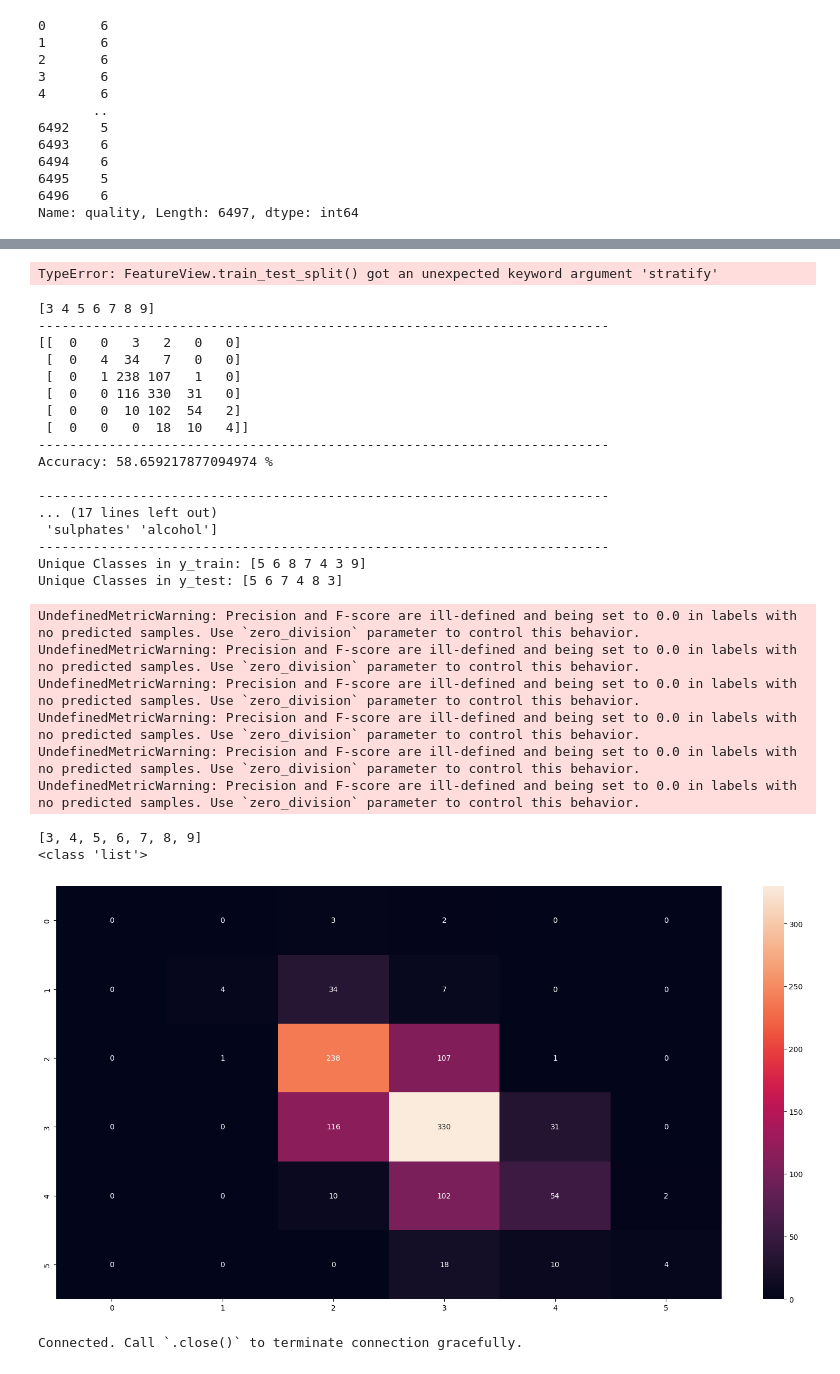
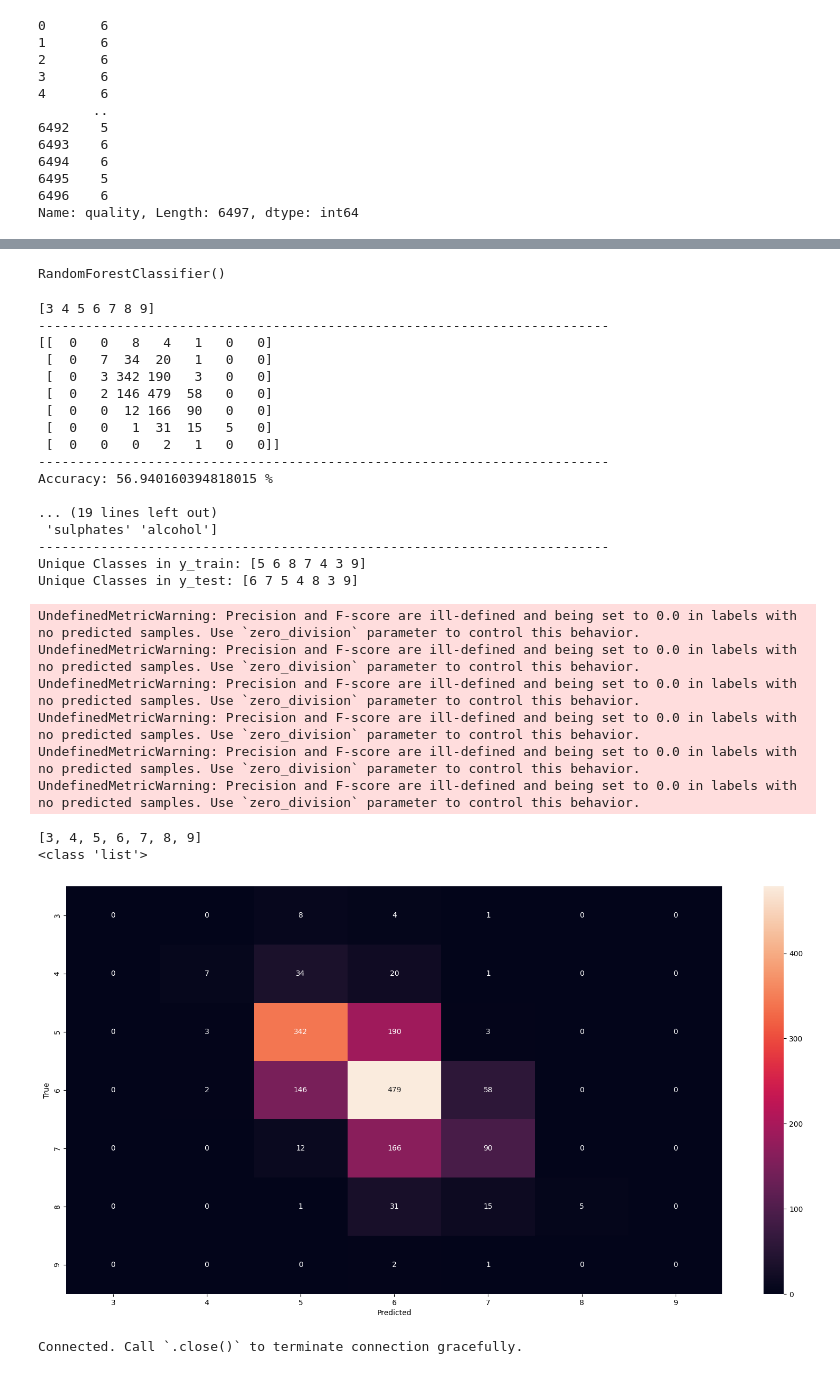
Before and after one commit to mezbahulkarim/ID2223-LAB-1, a Jupyter notebook: wine/wine-training-pipeline.ipynb, the cells around one changed output, grey strips where cells are left out. Drawn from its saved outputs; the diff is of its cells as text; code cells hidden in the pictures.

```diff
--- a/wine/wine-training-pipeline.ipynb
+++ b/wine/wine-training-pipeline.ipynb
@@ -84,0 +83,25 @@ Finished: Reading data from Hopsworks, using Hive (3.89s)
+# %%
+#trying xgboost
+'''
+import xgboost as xgb
+from sklearn.preprocessing import LabelEncoder
+from sklearn.model_selection import GridSearchCV
+
+label_encoder = LabelEncoder()
+
+X_train, X_test, y_train, y_test = feature_view.train_test_split(test_size=0.3) #stratify=y)           #80:20 split
+
+y_train_encoded = label_encoder.fit_transform(y_train)
+y_test_encoded = label_encoder.transform(y_test)
+
+param_grid = {
+    'max_depth': [3, 5, 7],
+    'learning_rate': [0.01, 0.1, 0.2],
+    'n_estimators': [50, 100, 200]
+}
+
+grid_search = GridSearchCV(xgb.XGBClassifier(objective="multi:softmax", random_state=42), param_grid, cv=5)
+grid_search.fit(X_train, y_train_encoded)
+best_params = grid_search.best_params_
+best_model = grid_search.best_estimator_
+'''
@@ -84,0 +178,5 @@ Finished: Reading data from Hopsworks, using Hive (3.89s)
+# %%
+
+
+# You can read training data, randomly split into train/test sets of features (X) and labels (y)  #train s
+X_train, X_test, y_train, y_test = feature_view.train_test_split(test_size=0.3) #stratify=y)           #80:20 split
@@ -85,15 +186,12 @@ Finished: Reading data from Hopsworks, using Hive (3.89s)
 # %%
-
-# You can read training data, randomly split into train/test sets of features (X) and labels (y)  #train s
-X_train, X_test, y_train, y_test = feature_view.train_test_split(test_size=0.2, stratify=y)           #80:20 split
 
 # Train our model with the Scikit-learn K-nearest-neighbors algorithm using our features (X_train) and labels (y_train)
 #model = KNeighborsClassifier(n_neighbors=2)     #CHANGE AS NEEDED
-#model = DecisionTreeClassifier()
+#odel = DecisionTreeClassifier()
 model = RandomForestClassifier() #(random_state=42)
 model.fit(X_train, y_train.values.ravel())
 # %% [output]
-TypeError: FeatureView.train_test_split() got an unexpected keyword argument 'stratify'
+RandomForestClassifier()
 # %%
 # Evaluate model performance using the features from the test set (X_test)
 y_pred = model.predict(X_test)
@@ -129,21 +227,21 @@ print("Unique Classes in y_test:", unique_test_y)
 # %% [output]
 [3 4 5 6 7 8 9]
 -------------------------------------------------------------------------
-[[  0   0   3   2   0   0]
- [  0   4  34   7   0   0]
- [  0   1 238 107   1   0]
- [  0   0 116 330  31   0]
- [  0   0  10 102  54   2]
- [  0   0   0  18  10   4]]
+[[  0   0   8   4   1   0   0]
+ [  0   7  34  20   1   0   0]
+ [  0   3 342 190   3   0   0]
+ [  0   2 146 479  58   0   0]
+ [  0   0  12 166  90   0   0]
+ [  0   0   1  31  15   5   0]
+ [  0   0   0   2   1   0   0]]
 -------------------------------------------------------------------------
-Accuracy: 58.659217877094974 %
+Accuracy: 56.940160394818015 %
 
--------------------------------------------------------------------------
-... (17 lines left out)
+... (19 lines left out)
  'sulphates' 'alcohol']
 -------------------------------------------------------------------------
 Unique Classes in y_train: [5 6 8 7 4 3 9]
-Unique Classes in y_test: [5 6 7 4 8 3]
+Unique Classes in y_test: [6 7 5 4 8 3 9]
 UndefinedMetricWarning: Precision and F-score are ill-defined and being set to 0.0 in labels with no predicted samples. Use `zero_division` parameter to control this behavior.
 UndefinedMetricWarning: Precision and F-score are ill-defined and being set to 0.0 in labels with no predicted samples. Use `zero_division` parameter to control this behavior.
 UndefinedMetricWarning: Precision and F-score are ill-defined and being set to 0.0 in labels with no predicted samples. Use `zero_division` parameter to control this behavior.
@@ -153,20 +251,23 @@ UndefinedMetricWarning: Precision and F-score are ill-defined and being set to 0
 # %%
 # Create the confusion matrix as a figure, we will later store it as a PNG image file
 
+# Get output classes from model
 classes_list = model.classes_.tolist()
 print(classes_list)
 print(type(classes_list))
 
-df_cm = pd.DataFrame(results)
+df_cm = pd.DataFrame(results, classes_list, classes_list)
 
 # Create the heatmap
 pyplot.figure(figsize=(20, 10))
 cm = sns.heatmap(df_cm, annot=True, fmt="d")
+cm.set_xlabel('Predicted')
+cm.set_ylabel('True')
 fig = cm.get_figure()
 # %% [output]
 [3, 4, 5, 6, 7, 8, 9]
 <class 'list'>
-[figure, old version]
+[figure, new version]
 # %%
 # We will now upload our model to the Hopsworks Model Registry. First get an object for the model registry.
 mr = project.get_model_registry()
```
Also changed, not shown: parts of 9 cells of this notebook, 8 other files.
